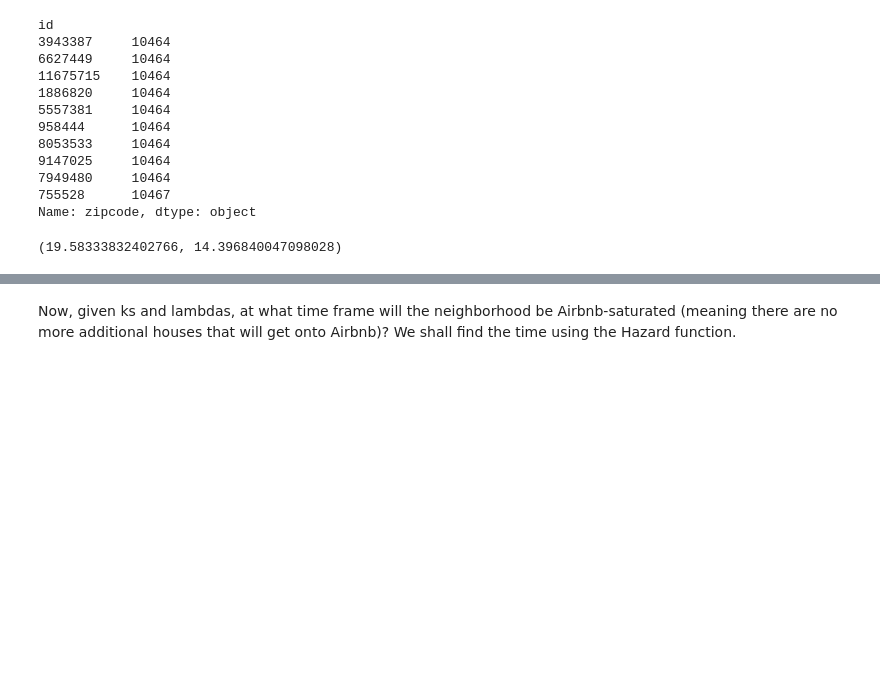
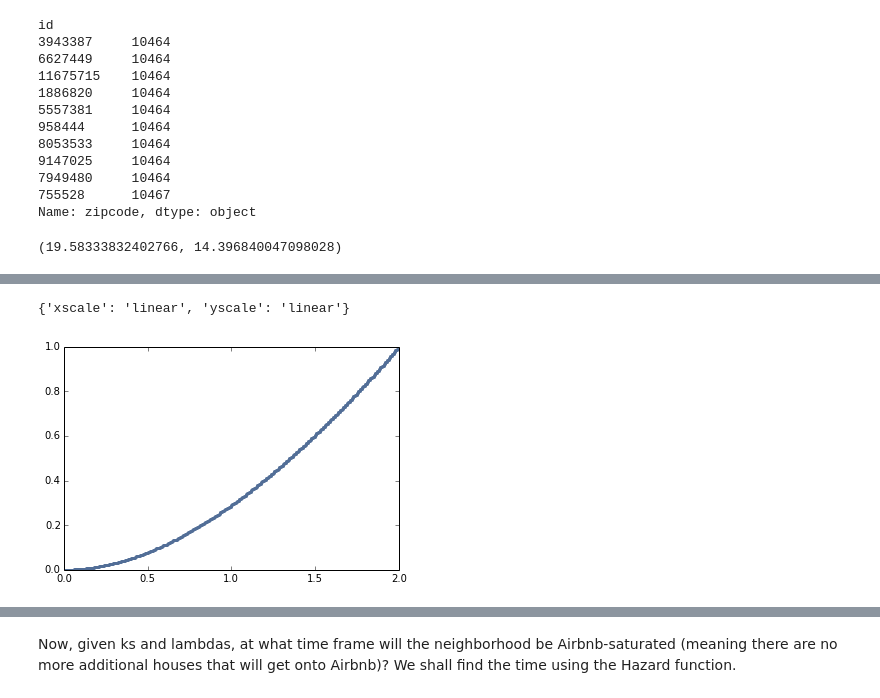
Before and after one commit to ajackso/SurvivalAnalysis, a Jupyter notebook: NYCListing.ipynb, the cells around one changed output, grey strips where cells are left out. Saved outputs shown, nothing was run; the diff lists cells and outputs as text; code cells hidden in the pictures; blank space fills up the shorter version.

```diff
--- a/NYCListing.ipynb
+++ b/NYCListing.ipynb
@@ -349,0 +406,9 @@ C = Counter(neighborhoodData)
+# %%
+suite_23 = neighborhoodPMF[(19,24)]
+lam_23, k_23 = suite_23.Random()
+weibullcdf_23 = MakeWeibullCdf(lam_23,k_23,10)
+# %%
+thinkplot.Cdf(weibullcdf_23)
+# %% [output]
+{'xscale': 'linear', 'yscale': 'linear'}
+[figure, added]
```
Also changed, not shown: parts of 48 cells of this notebook, 1 other file.
